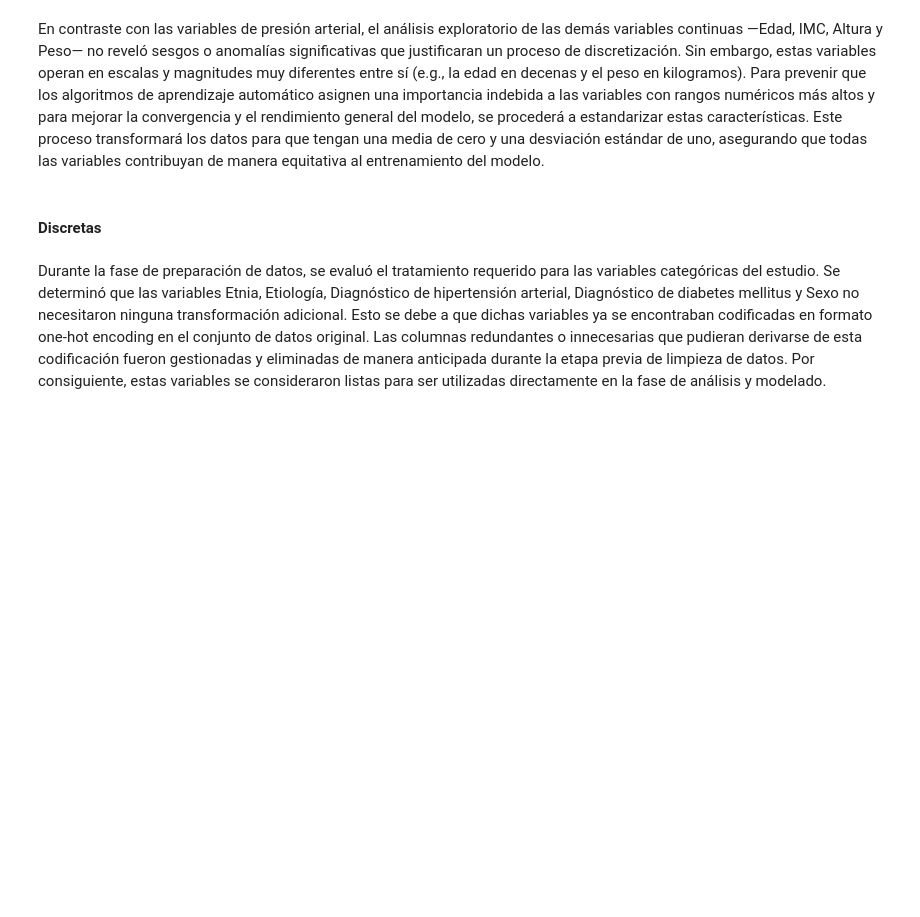
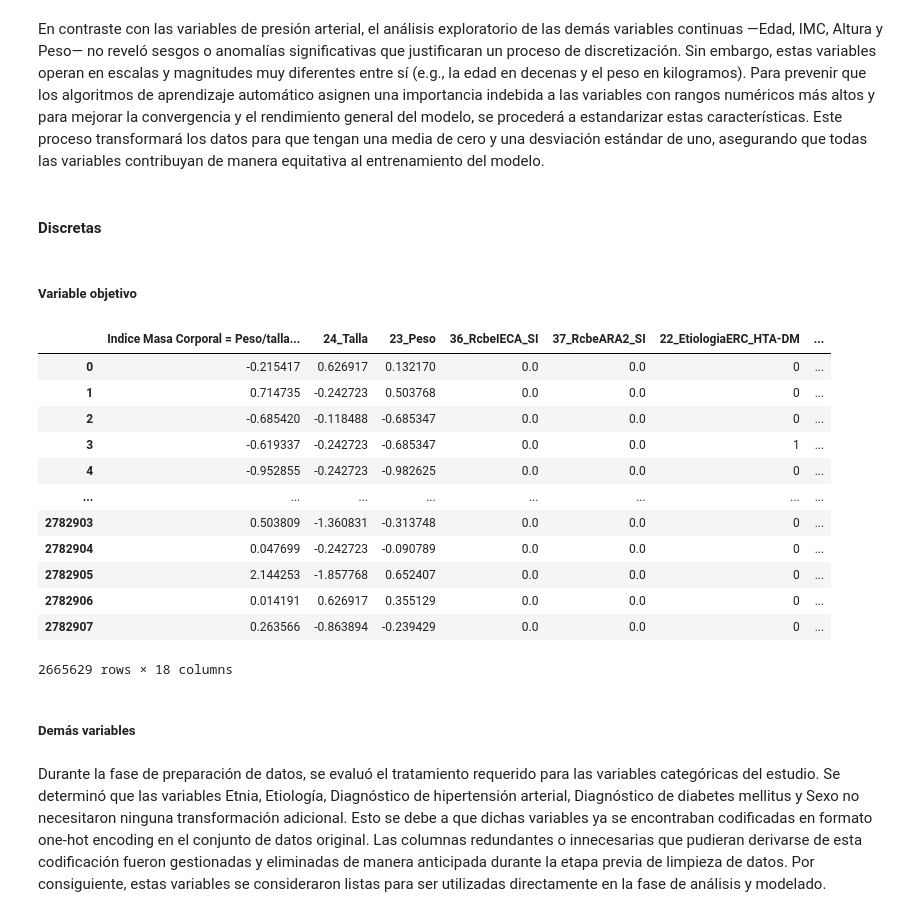
Before and after one commit to elkofix/cardiac-risk-db, a Jupyter notebook: explorative_data_analysis.ipynb, the cells around one changed output. Drawn from its saved outputs; the diff is of its cells as text; code cells hidden in the pictures; blank space fills up the shorter version.

```diff
--- a/explorative_data_analysis.ipynb
+++ b/explorative_data_analysis.ipynb
@@ -967,3 +959,11 @@ De estos hallazgos, se concluye que el perfil de riesgo es multifactorial, aunqu
 Se recomienda construir un modelo de regresión logística o un algoritmo de clasificación (como árboles de decisión o random forest) para cuantificar el peso e importancia relativa de cada variable en conjunto, identificar posibles interacciones entre ellas y, finalmente, desarrollar un modelo predictivo robusto que permita clasificar a nuevos pacientes según su perfil de riesgo de manera precisa y automatizada.
 # %% [markdown]
 ### Preparación de los datos
+# %%
+from sklearn.preprocessing import LabelEncoder
+le = LabelEncoder()
+df['Riesgo'] = le.fit_transform(df['Riesgo'])
+df = df.drop(columns=['CLASIFICACION FINAL DEL RIESGO_ALTO'])
+df = df.drop(columns=['CLASIFICACION FINAL DEL RIESGO_BAJO'])
+df = df.drop(columns=['CLASIFICACION FINAL DEL RIESGO_MODERADO'])
+df = df.drop(columns=['CLASIFICACION FINAL DEL RIESGO_MUY ALTO'])
@@ -969,0 +972,10 @@ Se recomienda construir un modelo de regresión logística o un algoritmo de cla
+# %%
+import pandas as pd
+from sklearn.model_selection import train_test_split
+
+X = df.drop(["Riesgo"], axis=1)
+y = df["Riesgo"]
+
+X_train, X_test, y_train, y_test = train_test_split(
+    X, y, test_size=0.2, random_state=42, stratify=y
+)
@@ -975,29 +989,23 @@ Se recomienda construir un modelo de regresión logística o un algoritmo de cla
 import pandas as pd
 import numpy as np
 
-df_train = df.copy()
-
 bins_sistolica = [-np.inf, 119, 139, np.inf]
-labels_sistolica = ['Baja', 'Media', 'Alta']
-
-df_train['Sistolica_Discretizada'] = pd.cut(
-    df_train['25_TenArtSis'],
+X['Sistolica_Discretizada'] = pd.cut(
+    X['25_TenArtSis'],
     bins=bins_sistolica,
-    labels=labels_sistolica,
+    labels=False,
     right=False
 )
 
 bins_diastolica = [-np.inf, 79, 89, np.inf]
-labels_diastolica = ['Baja', 'Media', 'Alta']
-
-df_train['Diastolica_Discretizada'] = pd.cut(
-    df_train['26_TenArtDitlica'],
+X['Diastolica_Discretizada'] = pd.cut(
+    X['26_TenArtDitlica'],
     bins=bins_diastolica,
-    labels=labels_diastolica,
+    labels=False,
     right=False
 )
 
-df_train = df_train.drop(columns=['25_TenArtSis', '26_TenArtDitlica'])
+X = X.drop(columns=['25_TenArtSis', '26_TenArtDitlica'])
 # %% [markdown]
 Con base en las conclusiones obtenidas durante el análisis univariado, se identificó un notable sesgo de preferencia de dígito en las mediciones de presión arterial. Para mitigar el impacto de este sesgo en el rendimiento del modelo y capturar rangos clínicamente relevantes en lugar de valores exactos, se ha decidido transformar las variables continuas de presión arterial. Específicamente, las variables 25_TenArtSis (presión sistólica) y 26_TenArtDitlica (presión diastólica) serán discretizadas en tres categorías ordinales: 'Baja', 'Media' y 'Alta'. Este proceso de ingeniería de características reemplazará las variables originales por sus contrapartes categóricas en el conjunto de datos de entrenamiento, con el objetivo de mejorar la robustez y la capacidad de generalización del modelo.
 # %% [markdown]
@@ -1015,14 +1023,34 @@ columnas_a_estandarizar = [
 
 scaler = StandardScaler()
 
-df_train_final = df_train.copy()
+X = X.copy()
 
 
-df_train_final[columnas_a_estandarizar] = scaler.fit_transform(df_train[columnas_a_estandarizar])
+X[columnas_a_estandarizar] = scaler.fit_transform(X[columnas_a_estandarizar])
 # %% [markdown]
 En contraste con las variables de presión arterial, el análisis exploratorio de las demás variables continuas —Edad, IMC, Altura y Peso— no reveló sesgos o anomalías significativas que justificaran un proceso de discretización. Sin embargo, estas variables operan en escalas y magnitudes muy diferentes entre sí (e.g., la edad en decenas y el peso en kilogramos). Para prevenir que los algoritmos de aprendizaje automático asignen una importancia indebida a las variables con rangos numéricos más altos y para mejorar la convergencia y el rendimiento general del modelo, se procederá a estandarizar estas características. Este proceso transformará los datos para que tengan una media de cero y una desviación estándar de uno, asegurando que todas las variables contribuyan de manera equitativa al entrenamiento del modelo.
 # %% [markdown]
 #### Discretas
+# %% [markdown]
+##### Variable objetivo
+# %%
+X
+# %% [output]
+|  | Indice Masa Corporal = Peso/talla... | 24_Talla | 23_Peso | 36_RcbeIECA_SI | 37_RcbeARA2_SI | 22_EtiologiaERC_HTA-DM | ... |
+| 0 | -0.215417 | 0.626917 | 0.132170 | 0.0 | 0.0 | 0 | ... |
+| 1 | 0.714735 | -0.242723 | 0.503768 | 0.0 | 0.0 | 0 | ... |
+| 2 | -0.685420 | -0.118488 | -0.685347 | 0.0 | 0.0 | 0 | ... |
+| 3 | -0.619337 | -0.242723 | -0.685347 | 0.0 | 0.0 | 1 | ... |
+| 4 | -0.952855 | -0.242723 | -0.982625 | 0.0 | 0.0 | 0 | ... |
+| ... | ... | ... | ... | ... | ... | ... | ... |
+| 2782903 | 0.503809 | -1.360831 | -0.313748 | 0.0 | 0.0 | 0 | ... |
+| 2782904 | 0.047699 | -0.242723 | -0.090789 | 0.0 | 0.0 | 0 | ... |
+| 2782905 | 2.144253 | -1.857768 | 0.652407 | 0.0 | 0.0 | 0 | ... |
+| 2782906 | 0.014191 | 0.626917 | 0.355129 | 0.0 | 0.0 | 0 | ... |
+| 2782907 | 0.263566 | -0.863894 | -0.239429 | 0.0 | 0.0 | 0 | ... |
+2665629 rows × 18 columns
+# %% [markdown]
+##### Demás variables
 # %% [markdown]
 Durante la fase de preparación de datos, se evaluó el tratamiento requerido para las variables categóricas del estudio. Se determinó que las variables Etnia, Etiología, Diagnóstico de hipertensión arterial, Diagnóstico de diabetes mellitus y Sexo no necesitaron ninguna transformación adicional.
 Esto se debe a que dichas variables ya se encontraban codificadas en formato one-hot encoding en el conjunto de datos original. Las columnas redundantes o innecesarias que pudieran derivarse de esta codificación fueron gestionadas y eliminadas de manera anticipada durante la etapa previa de limpieza de datos. Por consiguiente, estas variables se consideraron listas para ser utilizadas directamente en la fase de análisis y modelado.
```
Also changed, not shown: parts of 5 cells of this notebook.
